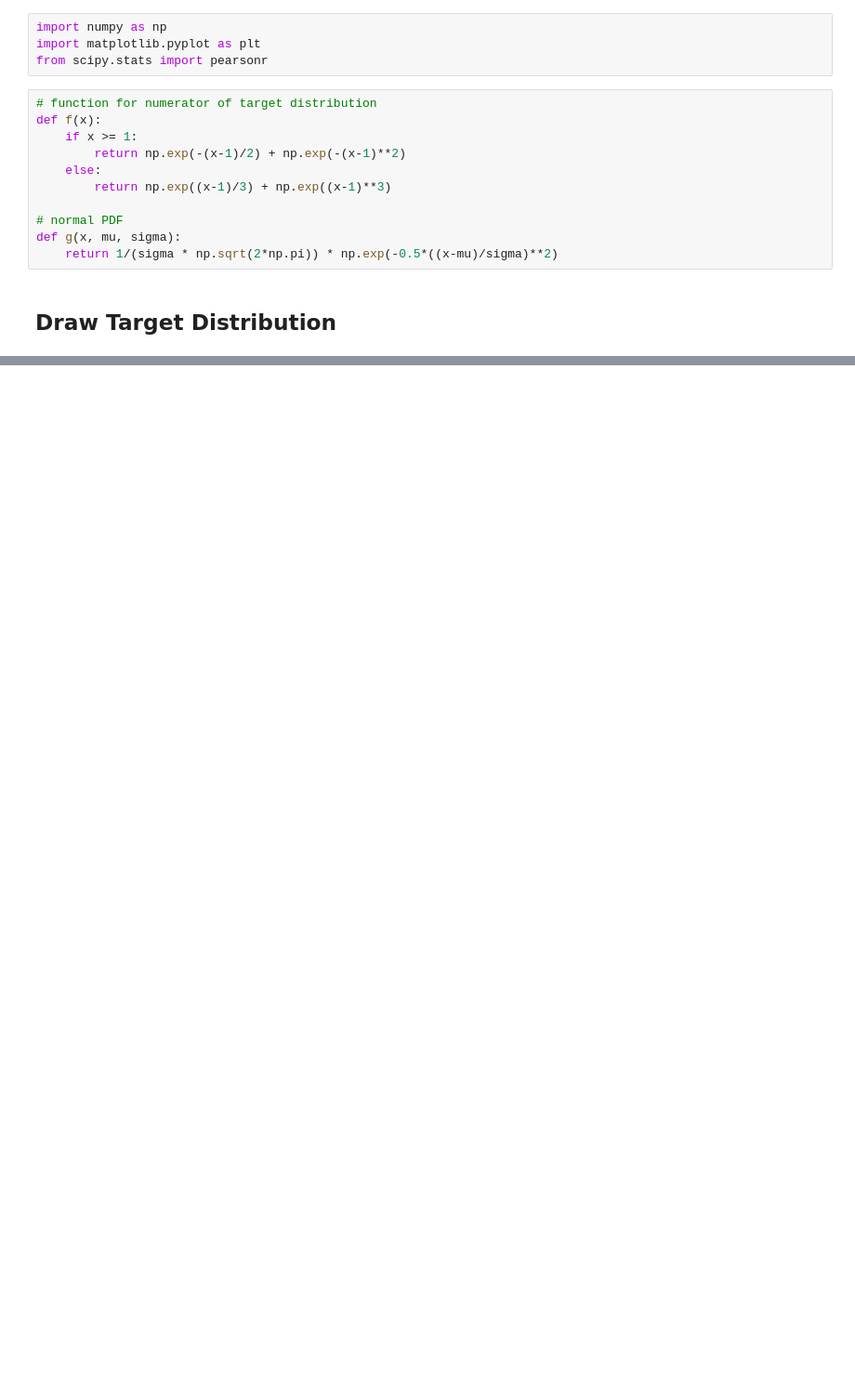
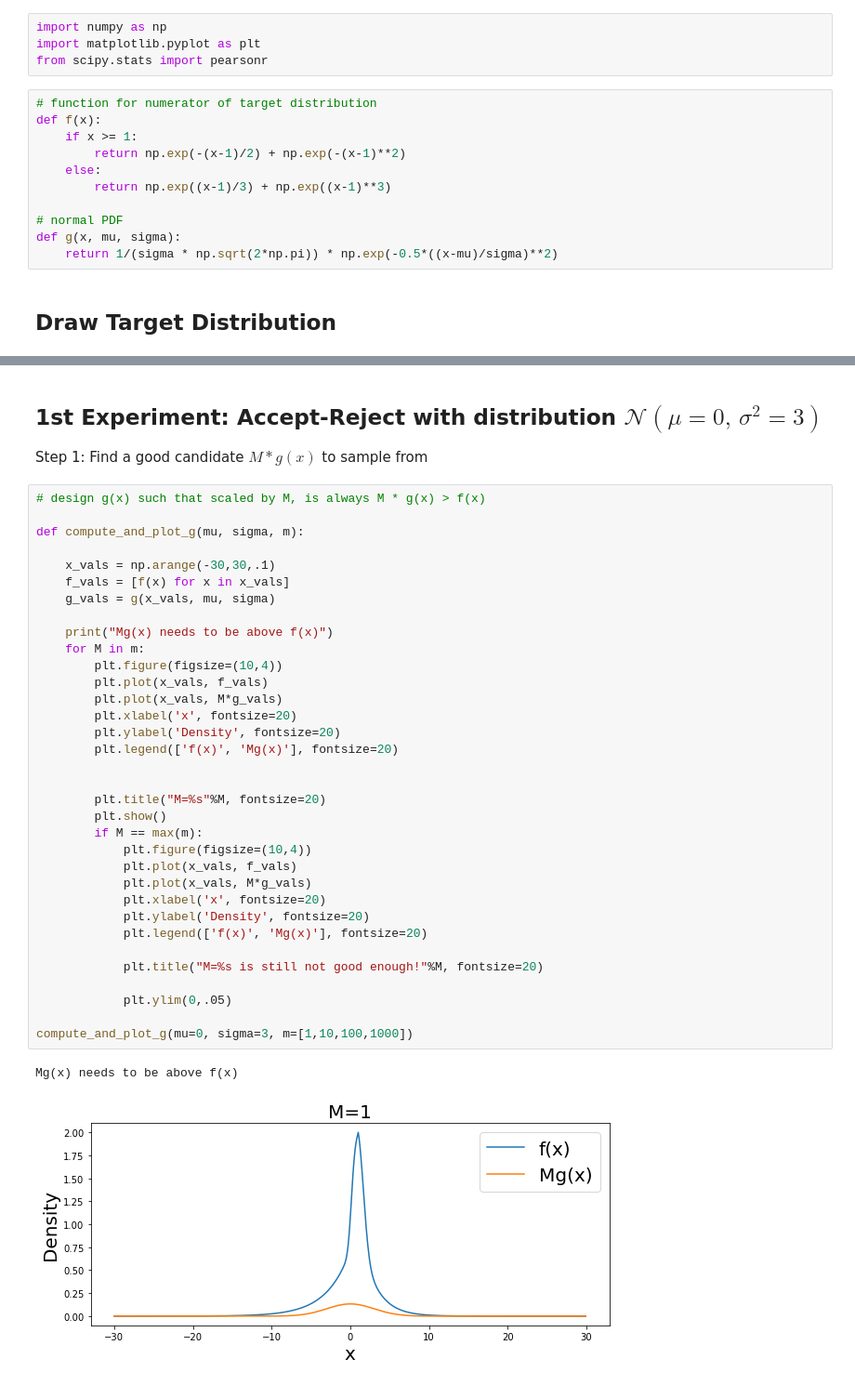
Before and after one commit to zqirui/mathematical_playground, a Jupyter notebook: MCMC.ipynb, the cells around one changed output, grey strips where cells are left out. Shown at 93% size. Drawn from its saved outputs; the diff is of its cells as text; blank space fills up the shorter version.

Commit message:
finished MCMC experiments

```diff
--- a/MCMC.ipynb
+++ b/MCMC.ipynb
@@ -84 +113,42 @@ plt.axvline(1, color='r', linestyle='--')
 [figure]
+# %% [markdown]
+## 1st Experiment: Accept-Reject with distribution $\mathcal{N}(\mu = 0,\,\sigma^{2} = 3)$
+
+Step 1: Find a good candidate $M * g(x)$ to sample from
+# %%
+# design g(x) such that scaled by M, is always M * g(x) > f(x)
+
+def compute_and_plot_g(mu, sigma, m):
+
+    x_vals = np.arange(-30,30,.1)
+    f_vals = [f(x) for x in x_vals]
+    g_vals = g(x_vals, mu, sigma)
+
+    print("Mg(x) needs to be above f(x)")
+    for M in m:
+        plt.figure(figsize=(10,4))
+        plt.plot(x_vals, f_vals)
+        plt.plot(x_vals, M*g_vals)
+        plt.xlabel('x', fontsize=20)
+        plt.ylabel('Density', fontsize=20)
+        plt.legend(['f(x)', 'Mg(x)'], fontsize=20)
+
+
+        plt.title("M=%s"%M, fontsize=20)
+        plt.show()
+        if M == max(m):
+            plt.figure(figsize=(10,4))
+            plt.plot(x_vals, f_vals)
+            plt.plot(x_vals, M*g_vals)
+            plt.xlabel('x', fontsize=20)
+            plt.ylabel('Density', fontsize=20)
+            plt.legend(['f(x)', 'Mg(x)'], fontsize=20)
+
+            plt.title("M=%s is still not good enough!"%M, fontsize=20)
+
+            plt.ylim(0,.05)
+
+compute_and_plot_g(mu=0, sigma=3, m=[1,10,100,1000])
+# %% [output]
+Mg(x) needs to be above f(x)
+[figure, added]
```
Also changed, not shown: parts of 18 cells of this notebook.
